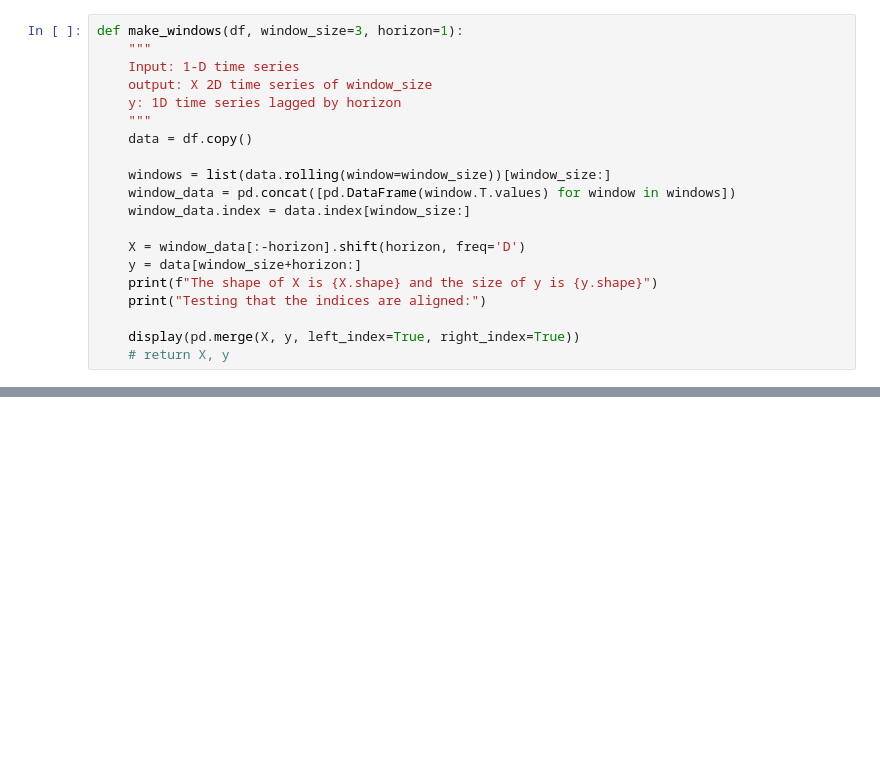
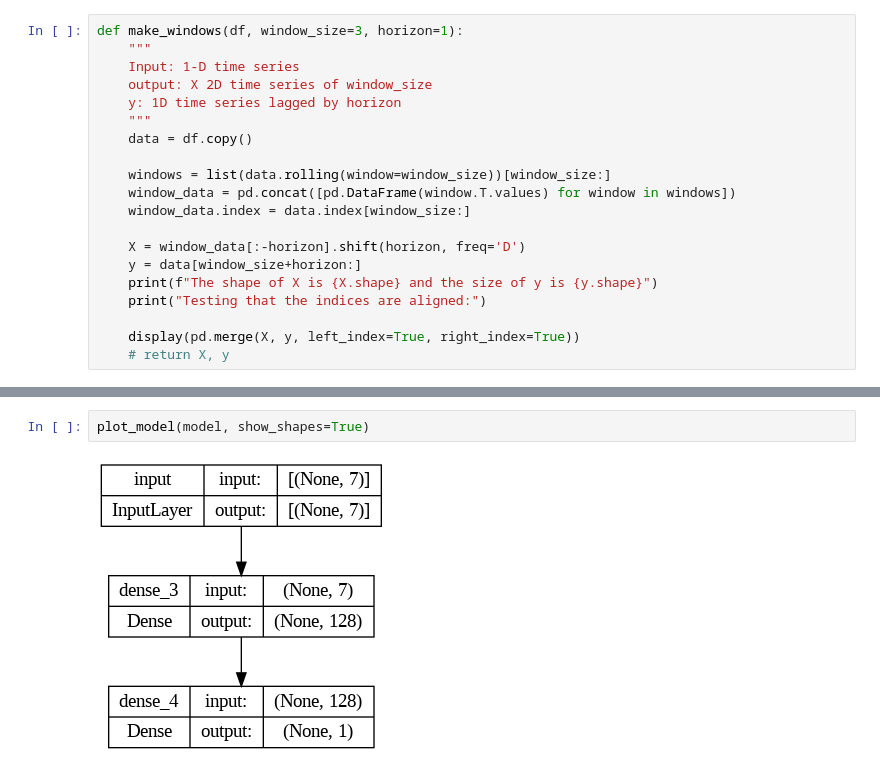
Before and after one commit to ucheokechukwu/Stock-Prediction-with-Supervised-and-Reinforcement-Learning, a Jupyter notebook: src/Feature_Engineering_Baseline_Models.ipynb, the cells around one changed output, grey strips where cells are left out. Drawn from its saved outputs; the diff is of its cells as text; blank space fills up the shorter version.

```diff
--- a/src/Feature_Engineering_Baseline_Models.ipynb
+++ b/src/Feature_Engineering_Baseline_Models.ipynb
@@ -194,0 +249,4 @@ def make_windows(df, window_size=3, horizon=1):
+# %%
+plot_model(model, show_shapes=True)
+# %% [output]
+[figure, added]
```
Also changed, not shown: parts of 15 cells of this notebook.
